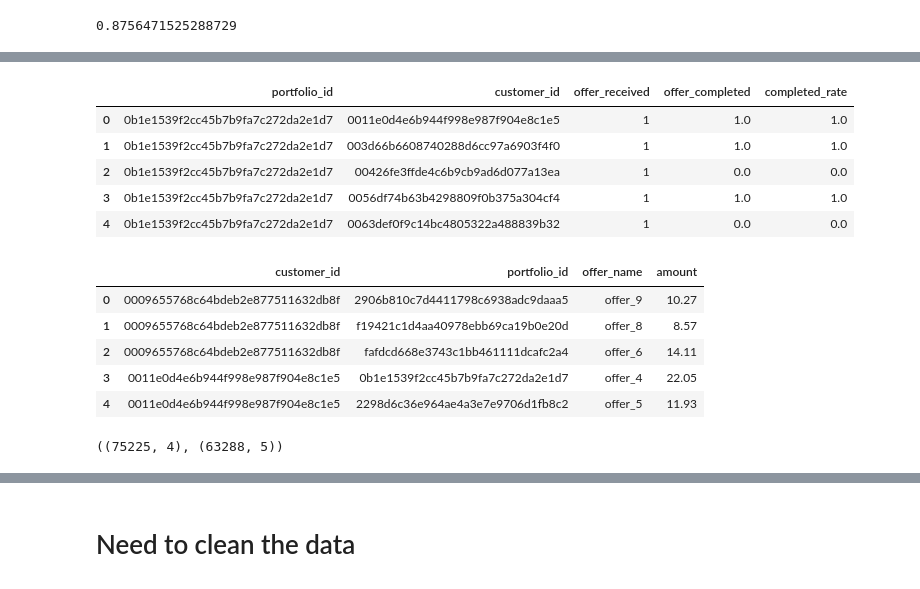
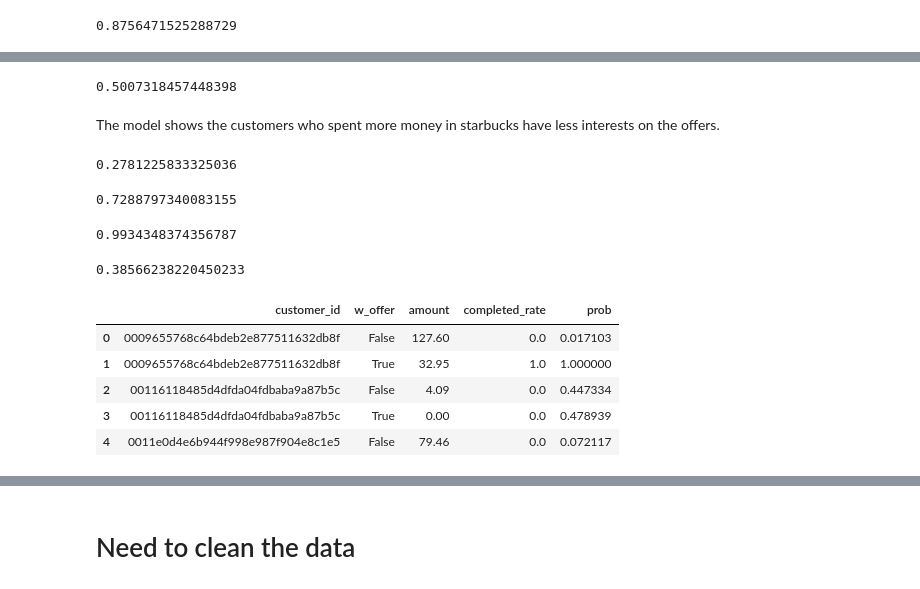
Before and after one commit to Mendy5/Udacity_Project_Capstone, a Jupyter notebook: Starbucks_Capstone_Notebook_v2.ipynb, the cells around one changed output, grey strips where cells are left out. Drawn from its saved outputs; the diff is of its cells as text; code cells hidden in the pictures.

```diff
--- a/Starbucks_Capstone_Notebook_v2.ipynb
+++ b/Starbucks_Capstone_Notebook_v2.ipynb
@@ -1353,5 +1366,3 @@ q1_logreg.score(X_q1_lg_train, y_q1_lg_train)
 q1_logreg.score(X_q1_lg_test, y_q1_lg_test)
 # %% [output]
 0.8756471525288729
-# %%
-q1_logreg.fit(X_q1_lg, y_q1_lg)
@@ -1364,2 +1384,2 @@ array([False,  True, False, ...,  True, False,  True])
 # %%
-q1_logreg.predict_proba(X_q1_lg)
+q1_predictions = q1_logreg.predict_proba(X_q1_lg)
@@ -1378 +1391,3 @@ q1_logreg.score(X_q1_lg, y_q1_lg)
+# %%
+q1_predictions_df = pd.DataFrame(q1_predictions[:, 1], columns=["prob"])
 # %%
@@ -1386,0 +1402,2 @@ transcript.head()
+# %%
+trans_cus_q1_res_df = pd.concat([trans_cus_q1_final_df, q1_predictions_df], axis = 1)
@@ -1386,0 +1418,18 @@ transcript.head()
+# %%
+sum(trans_cus_q1_res_df["prob"]>0.4)/len(trans_cus_q1_res_df)
+# %% [output]
+0.5007318457448398
+# %% [markdown]
+The model shows the customers who spent more money in starbucks have less interests on the offers.
+# %%
+trans_cus_q1_res_df["completed_rate"].mean()
+# %% [output]
+0.2781225833325036
+# %%
+trans_cus_q1_res_df.loc[trans_cus_q1_res_df["completed_rate"]>0, "completed_rate"].mean()
+# %% [output]
+0.7288797340083155
+# %%
+trans_cus_q1_res_df.loc[trans_cus_q1_res_df["completed_rate"]>0, "prob"].mean()
+# %% [output]
+0.9934348374356787
@@ -1387,22 +1439,13 @@ transcript.head()
+# %%
+trans_cus_q1_res_df.iloc[trans_cus_q1_final_df[cond].index, -1].mean()
+# %% [output]
+0.38566238220450233
 # %%
-trans_cus_q1_temp_df.head()
+trans_cus_q1_res_df.head()
 # %% [output]
-|  | portfolio_id | customer_id | offer_received | offer_completed | completed_rate |
-| 0 | 0b1e1539f2cc45b7b9fa7c272da2e1d7 | 0011e0d4e6b944f998e987f904e8c1e5 | 1 | 1.0 | 1.0 |
-| 1 | 0b1e1539f2cc45b7b9fa7c272da2e1d7 | 003d66b6608740288d6cc97a6903f4f0 | 1 | 1.0 | 1.0 |
-| 2 | 0b1e1539f2cc45b7b9fa7c272da2e1d7 | 00426fe3ffde4c6b9cb9ad6d077a13ea | 1 | 0.0 | 0.0 |
-| 3 | 0b1e1539f2cc45b7b9fa7c272da2e1d7 | 0056df74b63b4298809f0b375a304cf4 | 1 | 1.0 | 1.0 |
-| 4 | 0b1e1539f2cc45b7b9fa7c272da2e1d7 | 0063def0f9c14bc4805322a488839b32 | 1 | 0.0 | 0.0 |
+|  | customer_id | w_offer | amount | completed_rate | prob |
+| 0 | 0009655768c64bdeb2e877511632db8f | False | 127.60 | 0.0 | 0.017103 |
+| 1 | 0009655768c64bdeb2e877511632db8f | True | 32.95 | 1.0 | 1.000000 |
+| 2 | 00116118485d4dfda04fdbaba9a87b5c | False | 4.09 | 0.0 | 0.447334 |
+| 3 | 00116118485d4dfda04fdbaba9a87b5c | True | 0.00 | 0.0 | 0.478939 |
+| 4 | 0011e0d4e6b944f998e987f904e8c1e5 | False | 79.46 | 0.0 | 0.072117 |
-# %%
-inv_df.head()
-# %% [output]
-|  | customer_id | portfolio_id | offer_name | amount |
-| 0 | 0009655768c64bdeb2e877511632db8f | 2906b810c7d4411798c6938adc9daaa5 | offer_9 | 10.27 |
-| 1 | 0009655768c64bdeb2e877511632db8f | f19421c1d4aa40978ebb69ca19b0e20d | offer_8 | 8.57 |
-| 2 | 0009655768c64bdeb2e877511632db8f | fafdcd668e3743c1bb461111dcafc2a4 | offer_6 | 14.11 |
-| 3 | 0011e0d4e6b944f998e987f904e8c1e5 | 0b1e1539f2cc45b7b9fa7c272da2e1d7 | offer_4 | 22.05 |
-| 4 | 0011e0d4e6b944f998e987f904e8c1e5 | 2298d6c36e964ae4a3e7e9706d1fb8c2 | offer_5 | 11.93 |
-# %%
-inv_df.shape, trans_cus_q1_temp_df.shape
-# %% [output]
-((75225, 4), (63288, 5))
```
Also changed, not shown: parts of 30 cells of this notebook.
